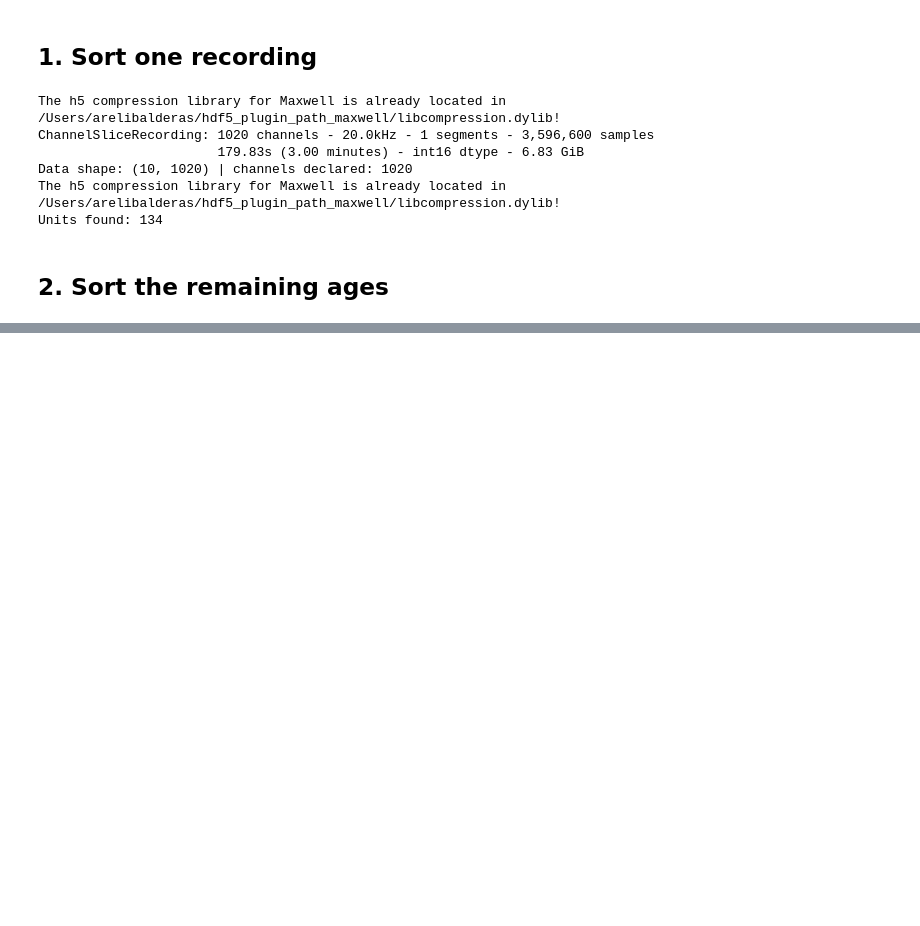
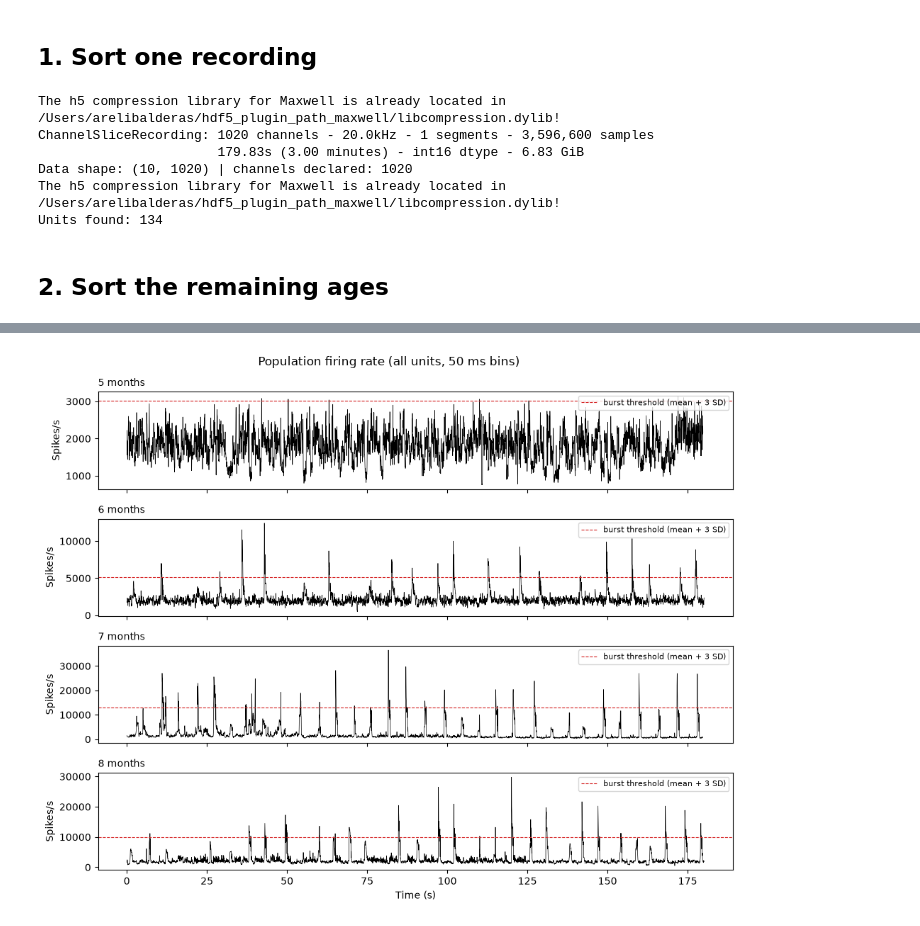
Before and after one commit to abalderasmaza/hdmea-organoid-pipeline, a Jupyter notebook: notebooks/03_organoid_development.ipynb, the cells around one changed output, grey strips where cells are left out. Cells and saved outputs as stored; diff of their text form; code cells hidden in the pictures; blank space fills up the shorter version.

```diff
--- a/notebooks/03_organoid_development.ipynb
+++ b/notebooks/03_organoid_development.ipynb
@@ -105,0 +252,16 @@ for age in (ages_todo if run_loop else []): # loops over nothing when run_loop i
+# %%
+# Figure 2: population rate over time, one row per age
+fig, ax = plt.subplots(len(ages), 1, figsize=(10, 2 * len(ages)), sharex=True) # stacked traces
+for i, a in enumerate(ages): # one row per age
+    t_mid = (res[a]["edges"][:-1] + res[a]["edges"][1:]) / 2 # bin centres in s
+    ax[i].plot(t_mid, res[a]["pop_rate"], lw=0.5, color="black") # population rate
+    ax[i].axhline(res[a]["thr"], color="tab:red", lw=0.8, ls="--", label=f"burst threshold (mean + {k_burst} SD)") # threshold line with a label
+    ax[i].legend(fontsize=8, loc="upper right") # small legend in each panel
+    ax[i].set_ylabel("Spikes/s"); ax[i].set_title(f"{a} months", loc="left", fontsize=10) # labels
+ax[-1].set_xlabel("Time (s)") # x label once, at the bottom
+fig.suptitle(f"Population firing rate (all units, {bin_ms} ms bins)", fontsize=12) # overall title; updates if you change bin_ms
+plt.tight_layout() # avoid overlaps
+fig.savefig(figs_dir / "population_rate.png", dpi=200) # save for GitHub
+plt.show() # draw
+# %% [output]
+[figure, added]
```
Also changed, not shown: parts of 6 cells of this notebook, 4 other files.
